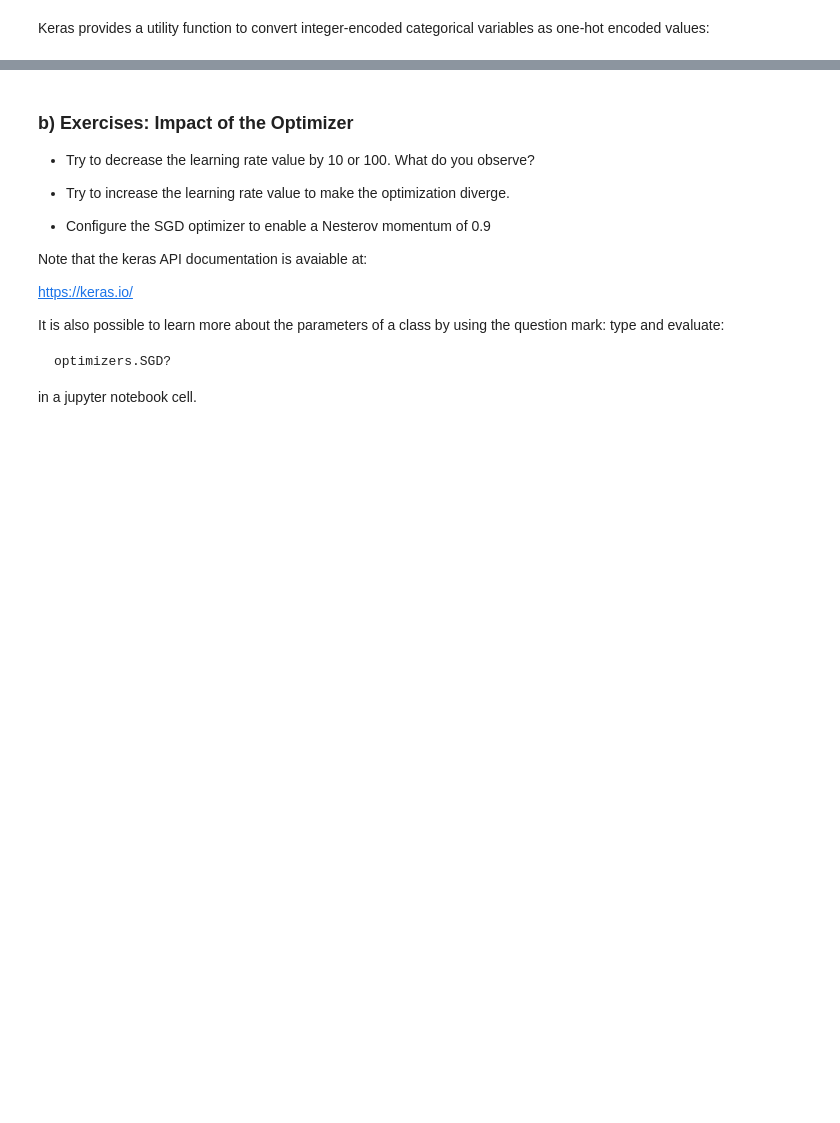
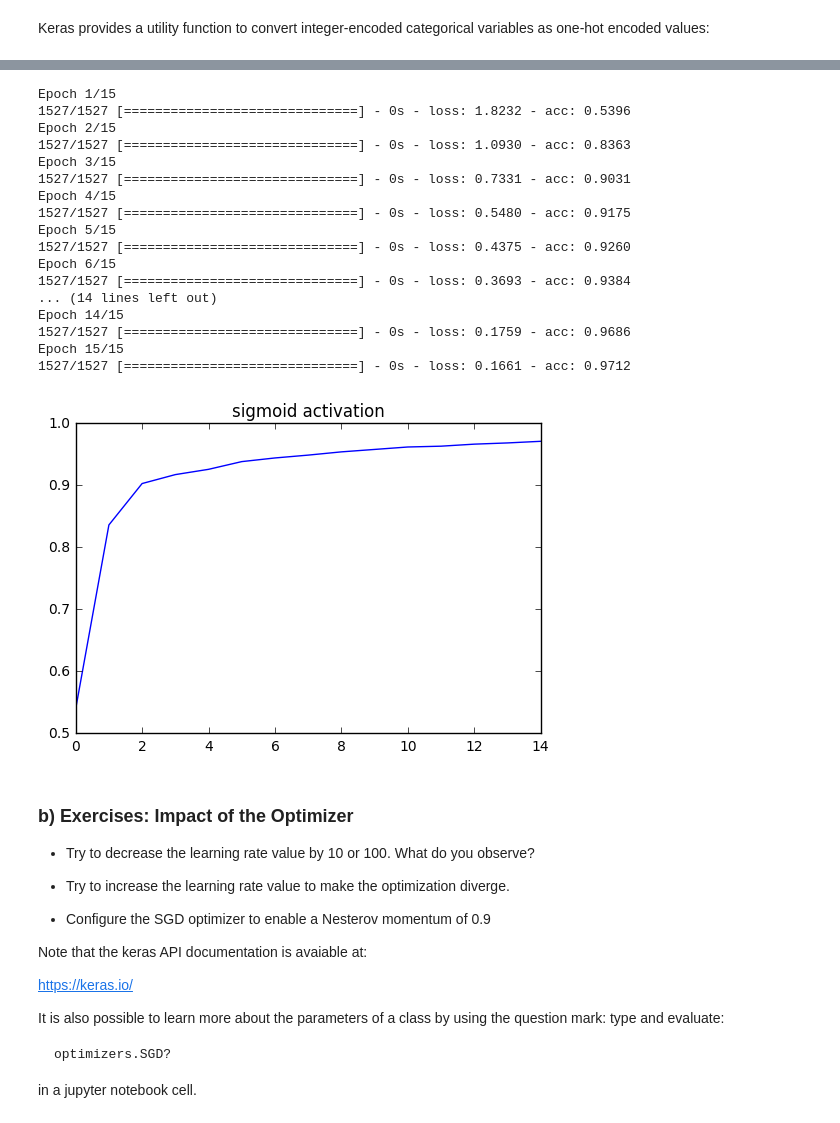
Before and after one commit to petermartigny/Deep-Learning, a Jupyter notebook: Labs/lab_1/01_backprop/Intro_MLP_numpy_tensorflow.ipynb, the cells around one changed output, grey strips where cells are left out. Drawn from its saved outputs; the diff is of its cells as text; code cells hidden in the pictures; blank space fills up the shorter version.

```diff
--- a/Labs/lab_1/01_backprop/Intro_MLP_numpy_tensorflow.ipynb
+++ b/Labs/lab_1/01_backprop/Intro_MLP_numpy_tensorflow.ipynb
@@ -113,3 +191,37 @@ model.fit(X_train, Y_train, nb_epoch=15, batch_size=32)
+# %%
+model = Sequential()
+model.add(Dense(H, input_dim=N))
+model.add(Activation("sigmoid"))
+model.add(Dense(K))
+model.add(Activation("softmax"))
+
+model.compile(optimizer=optimizers.SGD(lr=.1),
+              loss='categorical_crossentropy', metrics=['accuracy'])
+
+history = model.fit(X_train, Y_train, nb_epoch=15, batch_size=32)
+
+plt.plot(history.history['acc'])
+plt.title('sigmoid activation')
+plt.show()
+# %% [output]
+Epoch 1/15
+1527/1527 [==============================] - 0s - loss: 1.8232 - acc: 0.5396
+Epoch 2/15
+1527/1527 [==============================] - 0s - loss: 1.0930 - acc: 0.8363
+Epoch 3/15
+1527/1527 [==============================] - 0s - loss: 0.7331 - acc: 0.9031
+Epoch 4/15
+1527/1527 [==============================] - 0s - loss: 0.5480 - acc: 0.9175
+Epoch 5/15
+1527/1527 [==============================] - 0s - loss: 0.4375 - acc: 0.9260
+Epoch 6/15
+1527/1527 [==============================] - 0s - loss: 0.3693 - acc: 0.9384
+... (14 lines left out)
+Epoch 14/15
+1527/1527 [==============================] - 0s - loss: 0.1759 - acc: 0.9686
+Epoch 15/15
+1527/1527 [==============================] - 0s - loss: 0.1661 - acc: 0.9712
+[figure, added]
 # %% [markdown]
 ### b) Exercises: Impact of the Optimizer
 
```
Also changed, not shown: parts of 55 cells of this notebook, 20 other files.
